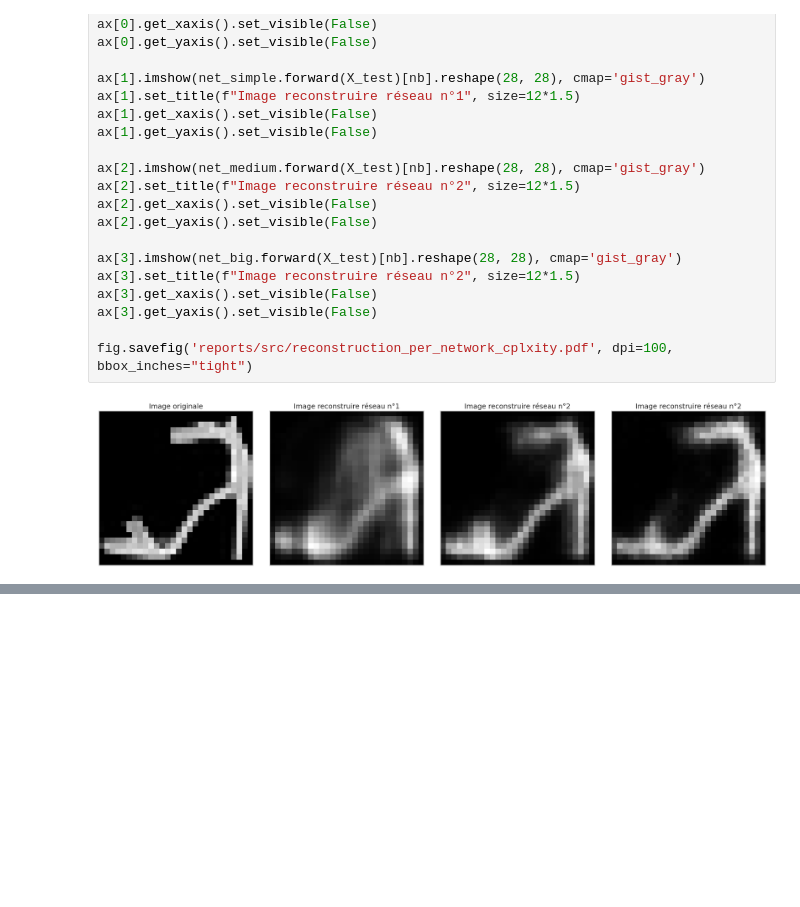
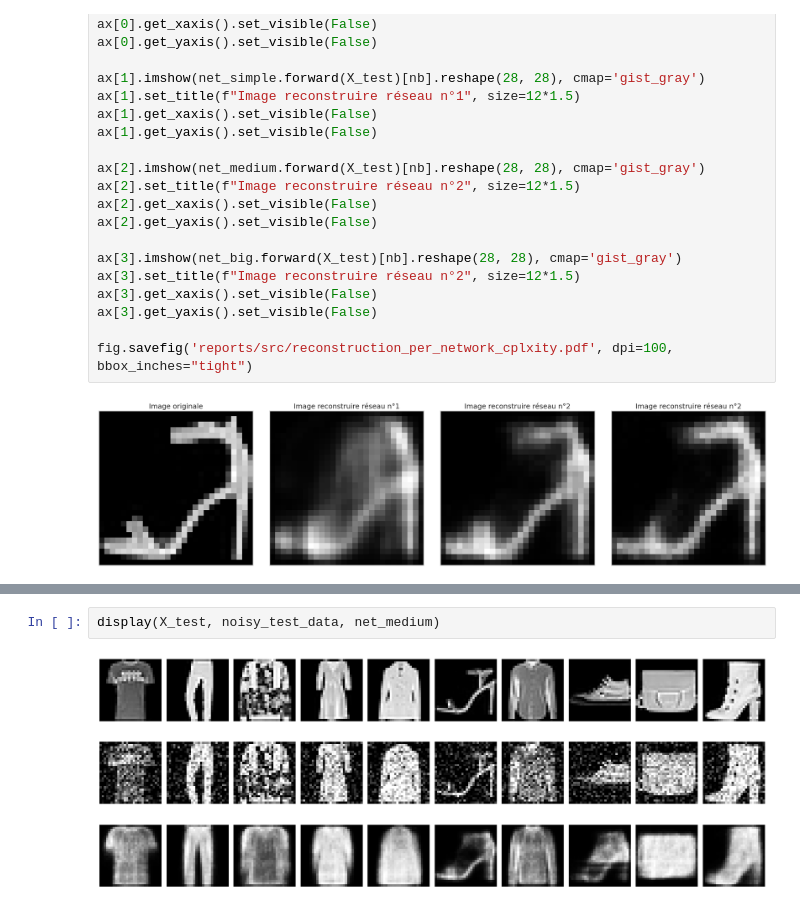
Before and after one commit to dataymeric/NeuralNetworksDIY, a Jupyter notebook: notebooks/encoder_decoder_fashion.ipynb, the cells around one changed output, grey strips where cells are left out. Cells and saved outputs as stored; diff of their text form; blank space fills up the shorter version.

```diff
--- a/notebooks/encoder_decoder_fashion.ipynb
+++ b/notebooks/encoder_decoder_fashion.ipynb
@@ -346,0 +380,4 @@ fig.savefig('reports/src/reconstruction_per_network_cplxity.pdf', dpi=100, bbox_
+# %%
+display(X_test, noisy_test_data, net_medium)
+# %% [output]
+[figure, added]
```
Also changed, not shown: parts of 17 cells of this notebook, 6 other files.
